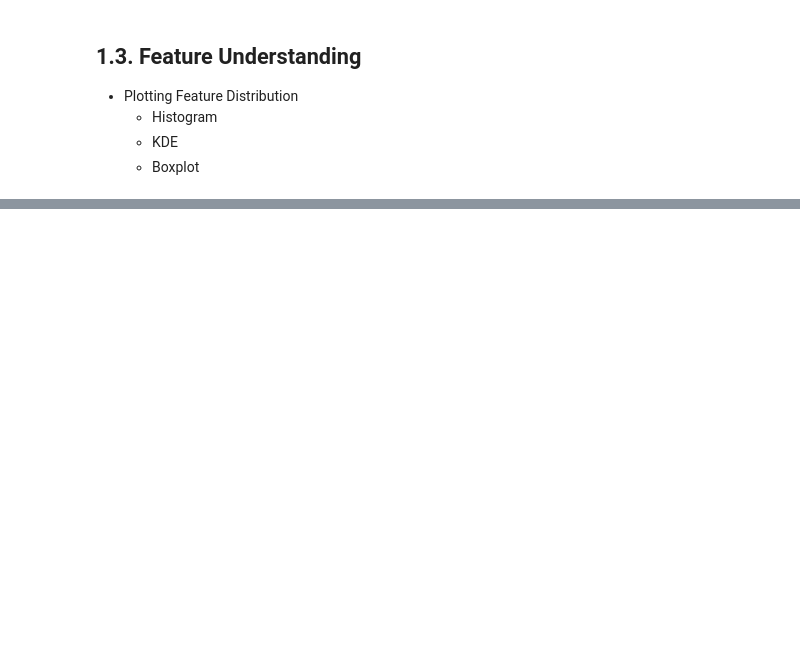
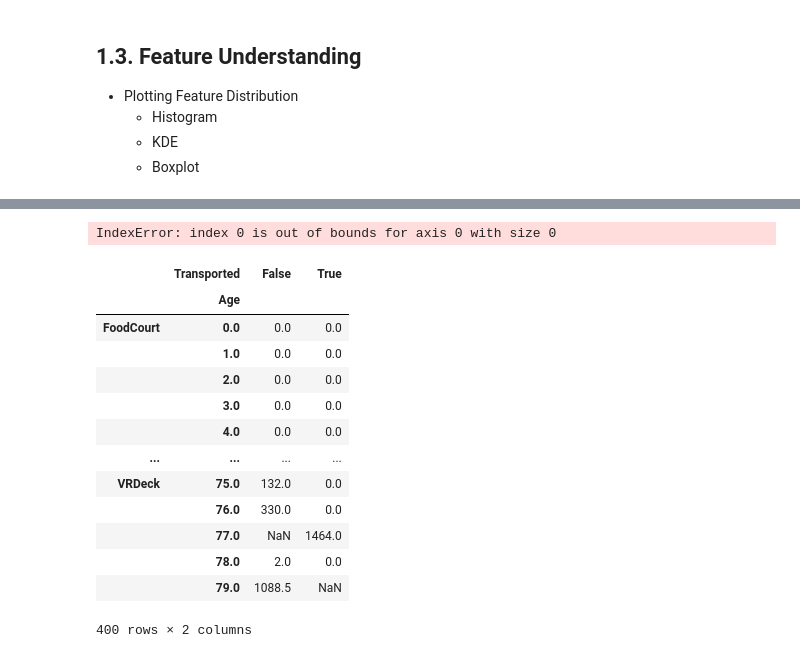
Before and after one commit to manoloacademia/spaceship_titanic, a Jupyter notebook: spaceship_titanic.ipynb, the cells around one changed output, grey strips where cells are left out. Drawn from its saved outputs; the diff is of its cells as text; code cells hidden in the pictures; blank space fills up the shorter version.

```diff
--- a/spaceship_titanic.ipynb
+++ b/spaceship_titanic.ipynb
@@ -141 +170,22 @@ Mars      1759
 Name: HomePlanet, dtype: int64
+# %%
+numeric = train.describe().columns
+# %% [output]
+IndexError: index 0 is out of bounds for axis 0 with size 0
+# %%
+pd.pivot_table(data=train, index=TARGET, columns=['Age']).T
+# %% [output]
+|  | Transported | False | True |
+|  | Age |  |  |
+| FoodCourt | 0.0 | 0.0 | 0.0 |
+|  | 1.0 | 0.0 | 0.0 |
+|  | 2.0 | 0.0 | 0.0 |
+|  | 3.0 | 0.0 | 0.0 |
+|  | 4.0 | 0.0 | 0.0 |
+| ... | ... | ... | ... |
+| VRDeck | 75.0 | 132.0 | 0.0 |
+|  | 76.0 | 330.0 | 0.0 |
+|  | 77.0 | NaN | 1464.0 |
+|  | 78.0 | 2.0 | 0.0 |
+|  | 79.0 | 1088.5 | NaN |
+400 rows × 2 columns
```
Also changed, not shown: parts of 9 cells of this notebook.
